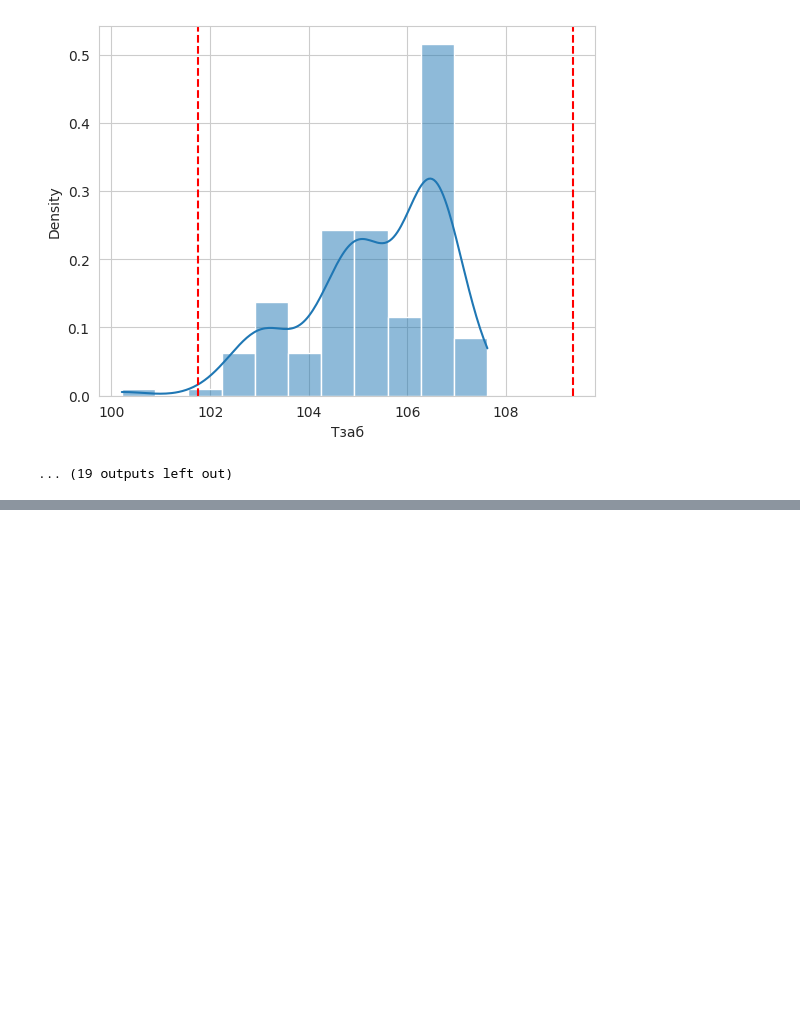
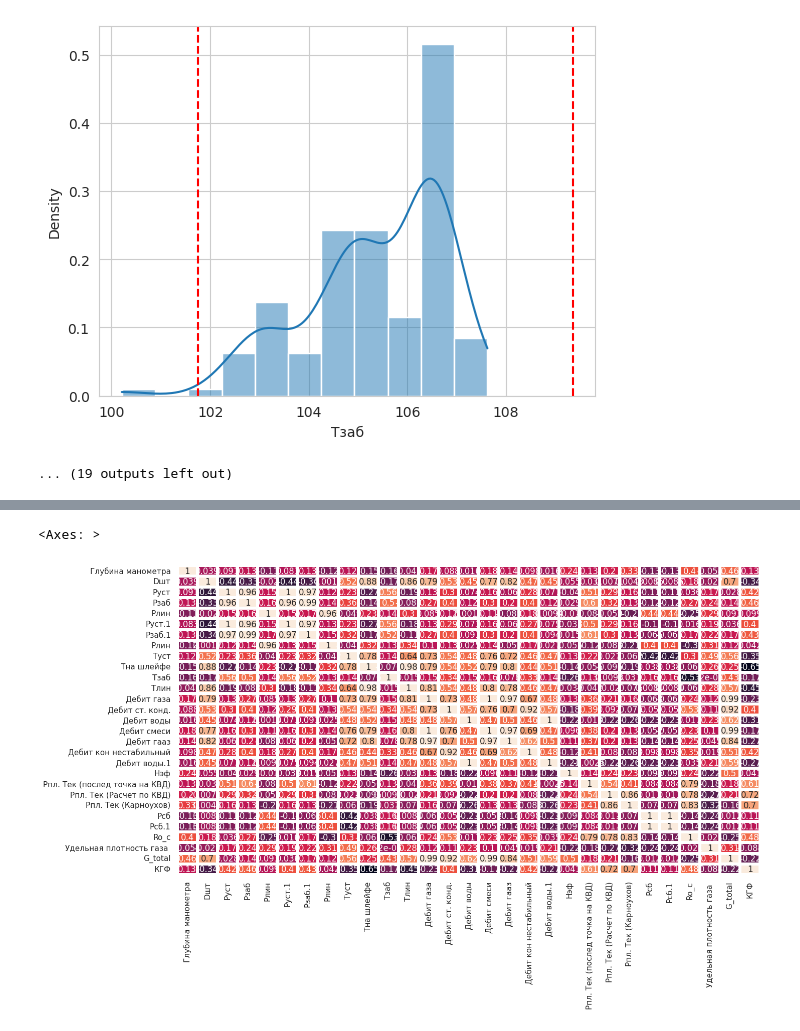
Before and after one commit to sidrDetyam/neural-networks, a Jupyter notebook: notebooks/lab1.ipynb, the cells around one changed output, grey strips where cells are left out. Drawn from its saved outputs; the diff is of its cells as text; code cells hidden in the pictures; blank space fills up the shorter version.

```diff
--- a/notebooks/lab1.ipynb
+++ b/notebooks/lab1.ipynb
@@ -178,0 +205,6 @@ Index(['Глубина манометра', 'Dшт', 'Руст', 'Рзаб', 'P
+# %%
+sns.set(rc={'figure.figsize': (15, 8)})
+sns.heatmap(df2.corr(), annot=True, linewidths=3, cbar=False)
+# %% [output]
+<Axes: >
+[figure, added]
```
Also changed, not shown: parts of 5 cells of this notebook, 2 other files.
